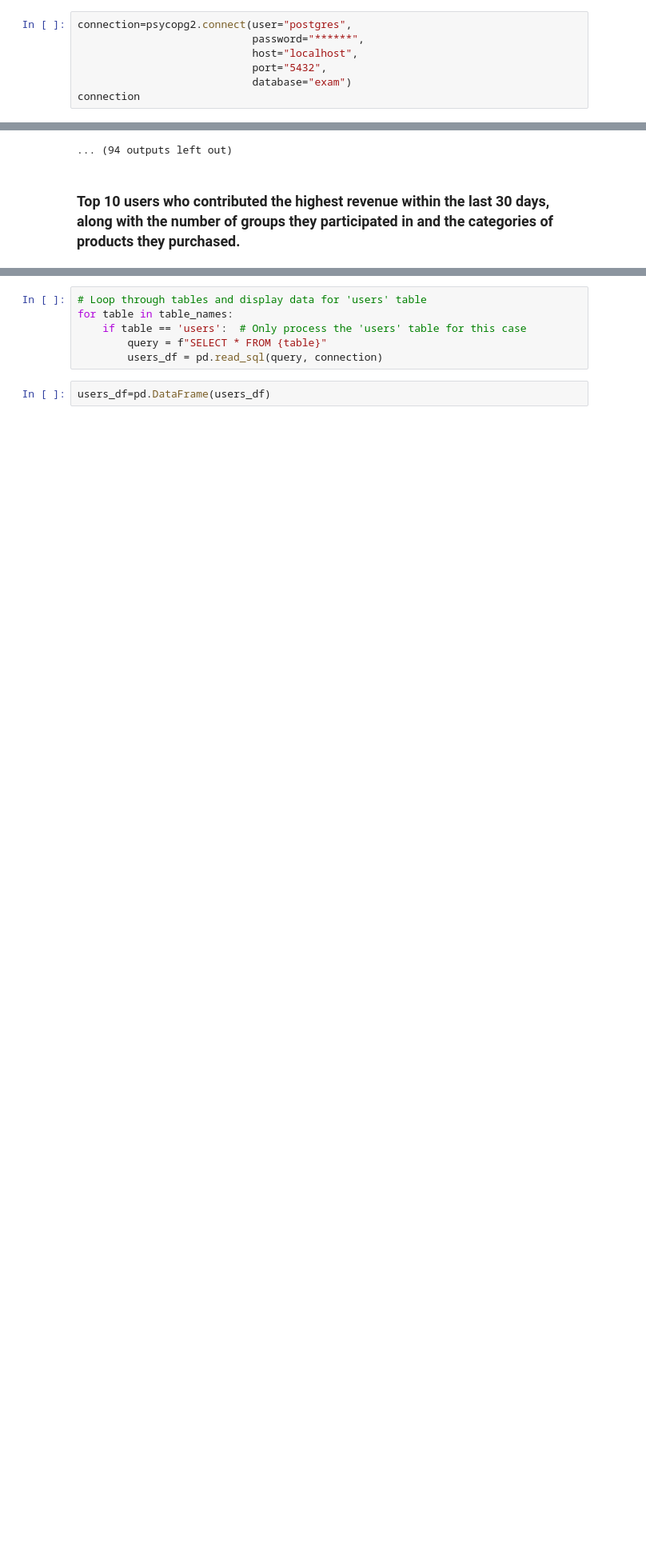
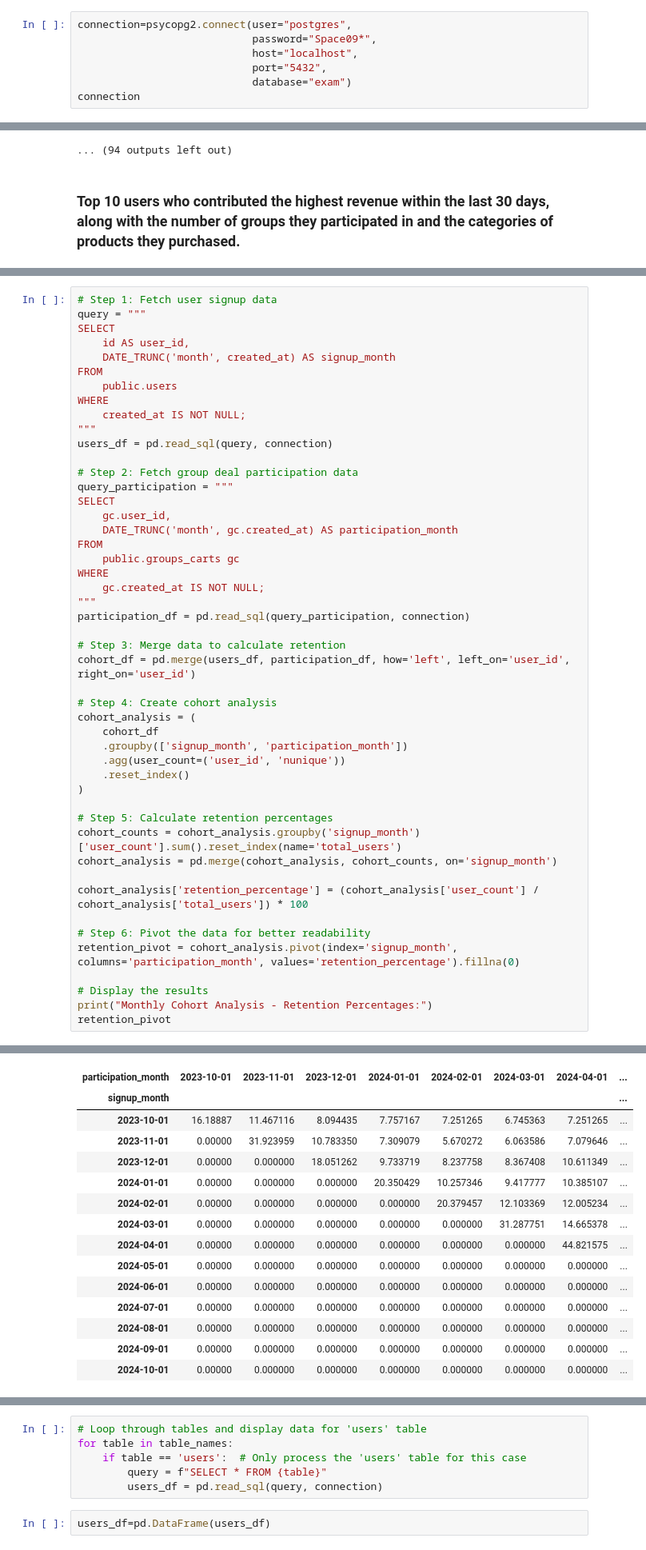
Before and after one commit to abelataguta/streamlit-sales-growth-dashboard, a Jupyter notebook: Data Science Exam cohert_analysis.ipynb, the cells around one changed output, grey strips where cells are left out. Shown at 80% size. Cells and saved outputs as stored; diff of their text form; blank space fills up the shorter version.

```diff
--- a/Data Science Exam cohert_analysis.ipynb
+++ b/Data Science Exam cohert_analysis.ipynb
@@ -23,7 +23,7 @@ warnings.filterwarnings("ignore")
 # Setup Environment and Connection
 # %%
 connection=psycopg2.connect(user="postgres",
-                            password="******",
+                            password="Space09*",
                             host="localhost",
                             port="5432",
                             database="exam")
@@ -154,0 +182,49 @@ results_df
+# %%
+# Step 1: Fetch user signup data
+query = """
+SELECT
+    id AS user_id,
+    DATE_TRUNC('month', created_at) AS signup_month
+FROM
+    public.users
+WHERE
+    created_at IS NOT NULL;
+"""
+users_df = pd.read_sql(query, connection)
+
+# Step 2: Fetch group deal participation data
+query_participation = """
+SELECT
+    gc.user_id,
+    DATE_TRUNC('month', gc.created_at) AS participation_month
+FROM
+    public.groups_carts gc
+WHERE
+    gc.created_at IS NOT NULL;
+"""
+participation_df = pd.read_sql(query_participation, connection)
+
+# Step 3: Merge data to calculate retention
+cohort_df = pd.merge(users_df, participation_df, how='left', left_on='user_id', right_on='user_id')
+
+# Step 4: Create cohort analysis
+cohort_analysis = (
+    cohort_df
+    .groupby(['signup_month', 'participation_month'])
+    .agg(user_count=('user_id', 'nunique'))
+    .reset_index()
+)
+
+# Step 5: Calculate retention percentages
+cohort_counts = cohort_analysis.groupby('signup_month')['user_count'].sum().reset_index(name='total_users')
+cohort_analysis = pd.merge(cohort_analysis, cohort_counts, on='signup_month')
+
+cohort_analysis['retention_percentage'] = (cohort_analysis['user_count'] / cohort_analysis['total_users']) * 100
+
+# Step 6: Pivot the data for better readability
+retention_pivot = cohort_analysis.pivot(index='signup_month', columns='participation_month', values='retention_percentage').fillna(0)
+
+# Display the results
+print("Monthly Cohort Analysis - Retention Percentages:")
+retention_pivot
+# %% [output]
@@ -154,0 +232,15 @@ results_df
+| participation_month | 2023-10-01 | 2023-11-01 | 2023-12-01 | 2024-01-01 | 2024-02-01 | 2024-03-01 | 2024-04-01 | ... |
+| signup_month |  |  |  |  |  |  |  | ... |
+| 2023-10-01 | 16.18887 | 11.467116 | 8.094435 | 7.757167 | 7.251265 | 6.745363 | 7.251265 | ... |
+| 2023-11-01 | 0.00000 | 31.923959 | 10.783350 | 7.309079 | 5.670272 | 6.063586 | 7.079646 | ... |
+| 2023-12-01 | 0.00000 | 0.000000 | 18.051262 | 9.733719 | 8.237758 | 8.367408 | 10.611349 | ... |
+| 2024-01-01 | 0.00000 | 0.000000 | 0.000000 | 20.350429 | 10.257346 | 9.417777 | 10.385107 | ... |
+| 2024-02-01 | 0.00000 | 0.000000 | 0.000000 | 0.000000 | 20.379457 | 12.103369 | 12.005234 | ... |
+| 2024-03-01 | 0.00000 | 0.000000 | 0.000000 | 0.000000 | 0.000000 | 31.287751 | 14.665378 | ... |
+| 2024-04-01 | 0.00000 | 0.000000 | 0.000000 | 0.000000 | 0.000000 | 0.000000 | 44.821575 | ... |
+| 2024-05-01 | 0.00000 | 0.000000 | 0.000000 | 0.000000 | 0.000000 | 0.000000 | 0.000000 | ... |
+| 2024-06-01 | 0.00000 | 0.000000 | 0.000000 | 0.000000 | 0.000000 | 0.000000 | 0.000000 | ... |
+| 2024-07-01 | 0.00000 | 0.000000 | 0.000000 | 0.000000 | 0.000000 | 0.000000 | 0.000000 | ... |
+| 2024-08-01 | 0.00000 | 0.000000 | 0.000000 | 0.000000 | 0.000000 | 0.000000 | 0.000000 | ... |
+| 2024-09-01 | 0.00000 | 0.000000 | 0.000000 | 0.000000 | 0.000000 | 0.000000 | 0.000000 | ... |
+| 2024-10-01 | 0.00000 | 0.000000 | 0.000000 | 0.000000 | 0.000000 | 0.000000 | 0.000000 | ... |
```
Also changed, not shown: parts of 5 cells of this notebook.
